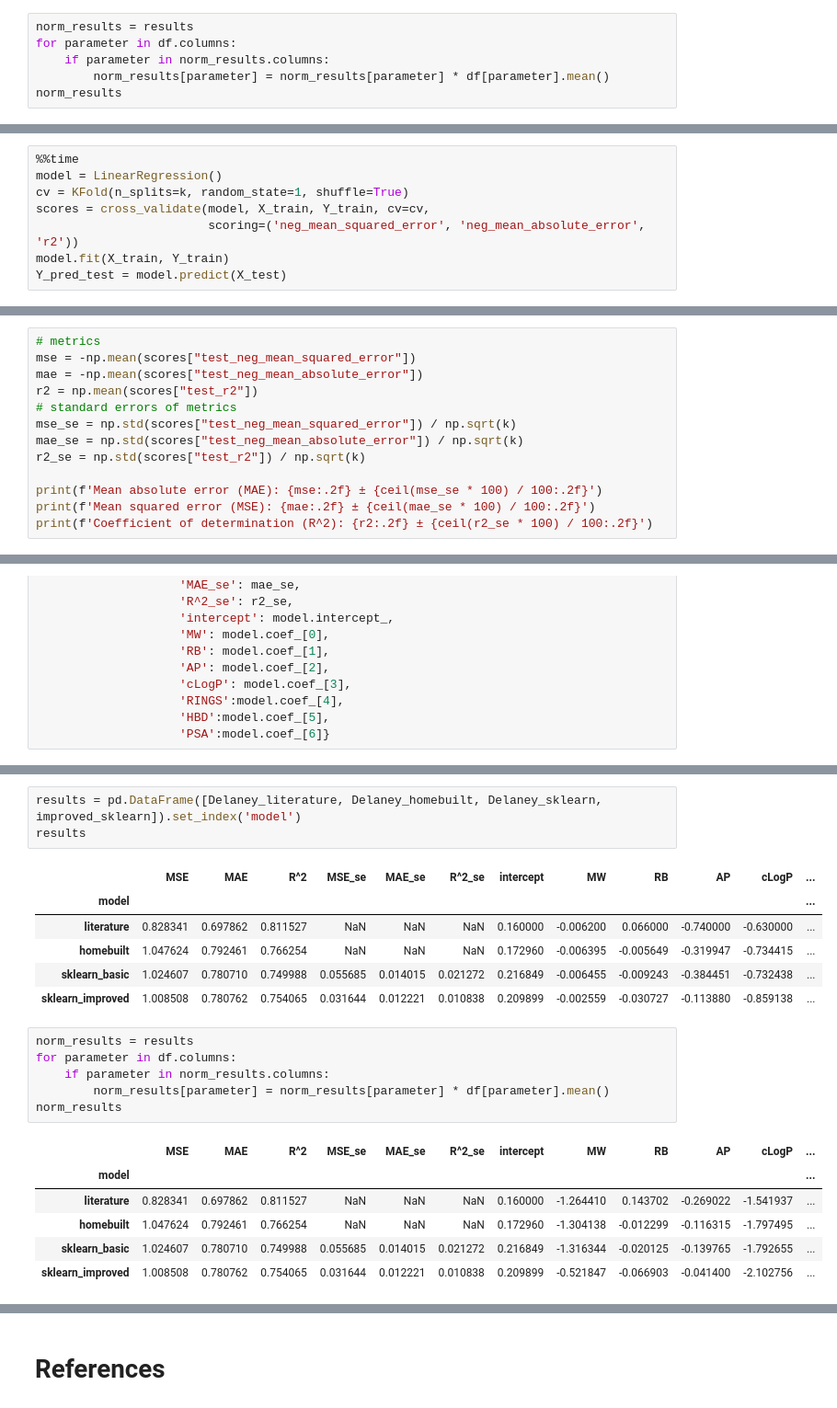
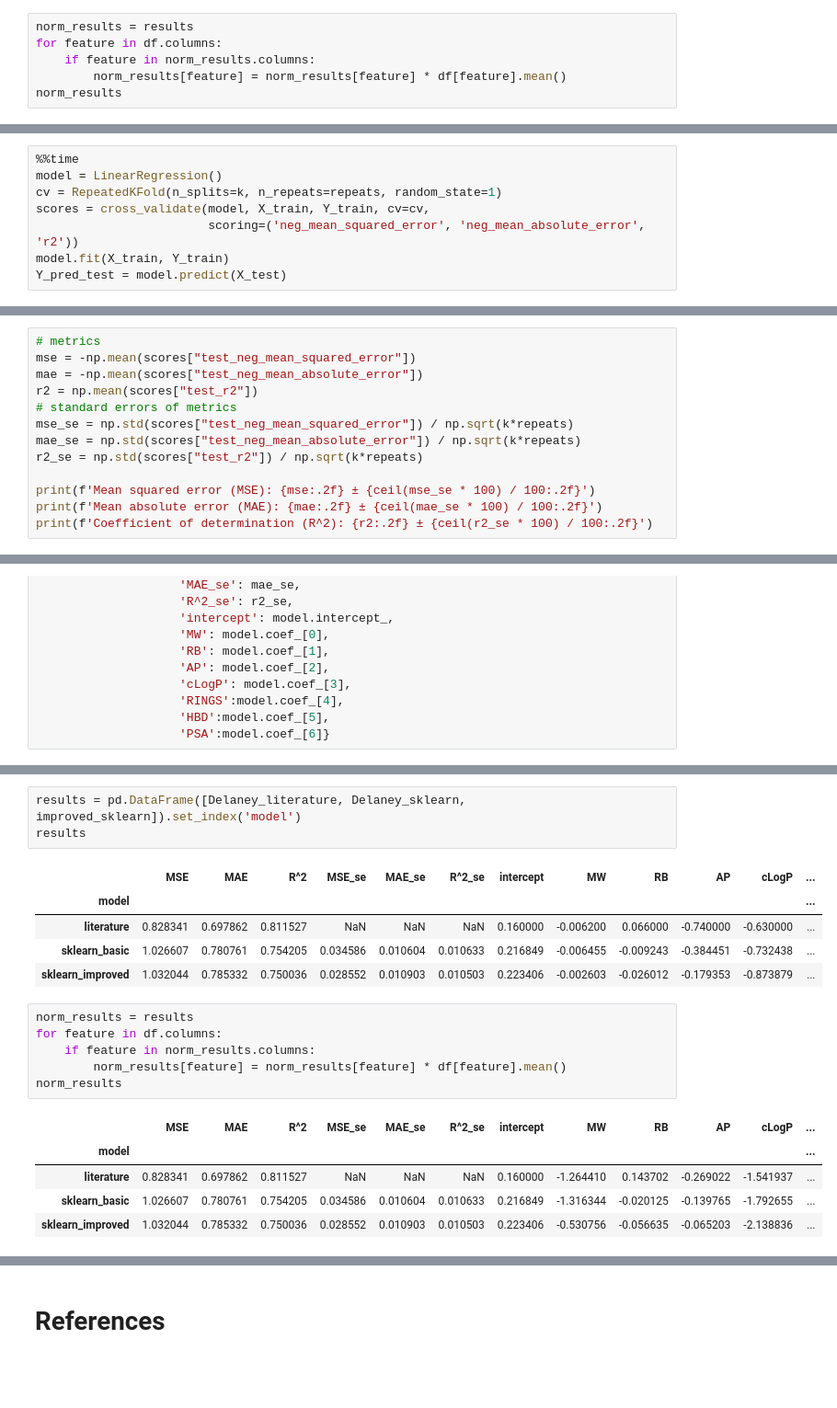
Before and after one commit to erwallace/Predicting-Aqueous-Solubilities, a Jupyter notebook: esol_linear_regression.ipynb, the cells around one changed output, grey strips where cells are left out. Shown at 92% size. Saved outputs shown, nothing was run; the diff lists cells and outputs as text; blank space fills up the shorter version.

```diff
--- a/esol_linear_regression.ipynb
+++ b/esol_linear_regression.ipynb
@@ -348,8 +294,8 @@ results
 # %%
 norm_results = results
-for parameter in df.columns:
-    if parameter in norm_results.columns:
-        norm_results[parameter] = norm_results[parameter] * df[parameter].mean()
+for feature in df.columns:
+    if feature in norm_results.columns:
+        norm_results[feature] = norm_results[feature] * df[feature].mean()
 norm_results
 # %% [output]
 |  | MSE | MAE | R^2 | MSE_se | MAE_se | R^2_se | intercept | MW | RB | AP | cLogP |
@@ -507,7 +452,7 @@ X_train, X_test, Y_train, Y_test = train_test_split(X, Y, test_size=0.3)
 # %%
 %%time
 model = LinearRegression()
-cv = KFold(n_splits=k, random_state=1, shuffle=True)
+cv = RepeatedKFold(n_splits=k, n_repeats=repeats, random_state=1)
 scores = cross_validate(model, X_train, Y_train, cv=cv,
                         scoring=('neg_mean_squared_error', 'neg_mean_absolute_error', 'r2'))
 model.fit(X_train, Y_train)
@@ -520,11 +465,11 @@ mse = -np.mean(scores["test_neg_mean_squared_error"])
 mae = -np.mean(scores["test_neg_mean_absolute_error"])
 r2 = np.mean(scores["test_r2"])
 # standard errors of metrics
-mse_se = np.std(scores["test_neg_mean_squared_error"]) / np.sqrt(k)
-mae_se = np.std(scores["test_neg_mean_absolute_error"]) / np.sqrt(k)
-r2_se = np.std(scores["test_r2"]) / np.sqrt(k)
+mse_se = np.std(scores["test_neg_mean_squared_error"]) / np.sqrt(k*repeats)
+mae_se = np.std(scores["test_neg_mean_absolute_error"]) / np.sqrt(k*repeats)
+r2_se = np.std(scores["test_r2"]) / np.sqrt(k*repeats)
 
-print(f'Mean absolute error (MAE): {mse:.2f} ± {ceil(mse_se * 100) / 100:.2f}')
-print(f'Mean squared error (MSE): {mae:.2f} ± {ceil(mae_se * 100) / 100:.2f}')
+print(f'Mean squared error (MSE): {mse:.2f} ± {ceil(mse_se * 100) / 100:.2f}')
+print(f'Mean absolute error (MAE): {mae:.2f} ± {ceil(mae_se * 100) / 100:.2f}')
 print(f'Coefficient of determination (R^2): {r2:.2f} ± {ceil(r2_se * 100) / 100:.2f}')
 # %% [output]
@@ -617,26 +572,24 @@ results
 # %%
-results = pd.DataFrame([Delaney_literature, Delaney_homebuilt, Delaney_sklearn, improved_sklearn]).set_index('model')
+results = pd.DataFrame([Delaney_literature, Delaney_sklearn, improved_sklearn]).set_index('model')
 results
 # %% [output]
 |  | MSE | MAE | R^2 | MSE_se | MAE_se | R^2_se | intercept | MW | RB | AP | cLogP | ... |
 | model |  |  |  |  |  |  |  |  |  |  |  | ... |
 | literature | 0.828341 | 0.697862 | 0.811527 | NaN | NaN | NaN | 0.160000 | -0.006200 | 0.066000 | -0.740000 | -0.630000 | ... |
-| homebuilt | 1.047624 | 0.792461 | 0.766254 | NaN | NaN | NaN | 0.172960 | -0.006395 | -0.005649 | -0.319947 | -0.734415 | ... |
-| sklearn_basic | 1.024607 | 0.780710 | 0.749988 | 0.055685 | 0.014015 | 0.021272 | 0.216849 | -0.006455 | -0.009243 | -0.384451 | -0.732438 | ... |
-| sklearn_improved | 1.008508 | 0.780762 | 0.754065 | 0.031644 | 0.012221 | 0.010838 | 0.209899 | -0.002559 | -0.030727 | -0.113880 | -0.859138 | ... |
+| sklearn_basic | 1.026607 | 0.780761 | 0.754205 | 0.034586 | 0.010604 | 0.010633 | 0.216849 | -0.006455 | -0.009243 | -0.384451 | -0.732438 | ... |
+| sklearn_improved | 1.032044 | 0.785332 | 0.750036 | 0.028552 | 0.010903 | 0.010503 | 0.223406 | -0.002603 | -0.026012 | -0.179353 | -0.873879 | ... |
 # %%
 norm_results = results
-for parameter in df.columns:
-    if parameter in norm_results.columns:
-        norm_results[parameter] = norm_results[parameter] * df[parameter].mean()
+for feature in df.columns:
+    if feature in norm_results.columns:
+        norm_results[feature] = norm_results[feature] * df[feature].mean()
 norm_results
 # %% [output]
 |  | MSE | MAE | R^2 | MSE_se | MAE_se | R^2_se | intercept | MW | RB | AP | cLogP | ... |
 | model |  |  |  |  |  |  |  |  |  |  |  | ... |
 | literature | 0.828341 | 0.697862 | 0.811527 | NaN | NaN | NaN | 0.160000 | -1.264410 | 0.143702 | -0.269022 | -1.541937 | ... |
-| homebuilt | 1.047624 | 0.792461 | 0.766254 | NaN | NaN | NaN | 0.172960 | -1.304138 | -0.012299 | -0.116315 | -1.797495 | ... |
-| sklearn_basic | 1.024607 | 0.780710 | 0.749988 | 0.055685 | 0.014015 | 0.021272 | 0.216849 | -1.316344 | -0.020125 | -0.139765 | -1.792655 | ... |
-| sklearn_improved | 1.008508 | 0.780762 | 0.754065 | 0.031644 | 0.012221 | 0.010838 | 0.209899 | -0.521847 | -0.066903 | -0.041400 | -2.102756 | ... |
+| sklearn_basic | 1.026607 | 0.780761 | 0.754205 | 0.034586 | 0.010604 | 0.010633 | 0.216849 | -1.316344 | -0.020125 | -0.139765 | -1.792655 | ... |
+| sklearn_improved | 1.032044 | 0.785332 | 0.750036 | 0.028552 | 0.010903 | 0.010503 | 0.223406 | -0.530756 | -0.056635 | -0.065203 | -2.138836 | ... |
 # %%
 # Plot of a summary of the three models
 fig, ax = plt.subplots(ncols=3, figsize=(15,5))
```
Also changed, not shown: parts of 56 cells of this notebook.
